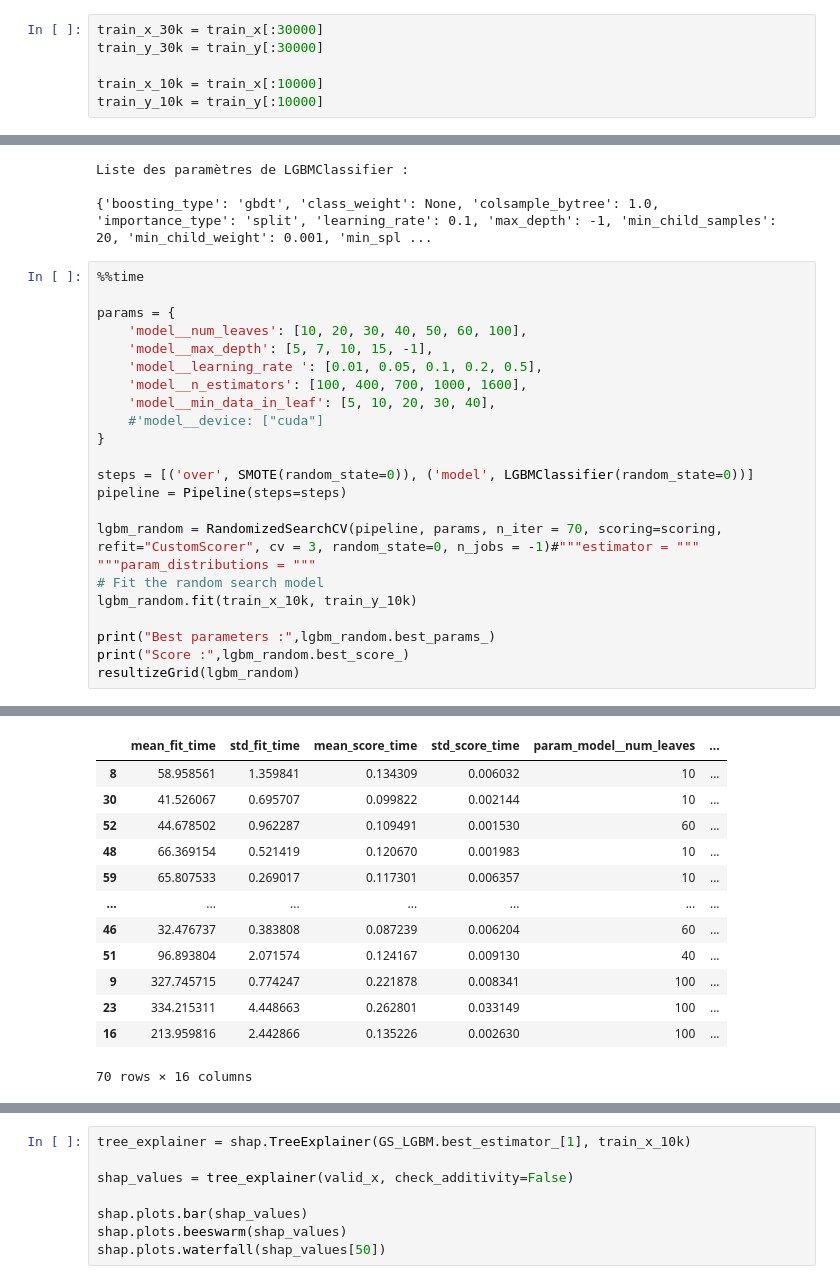
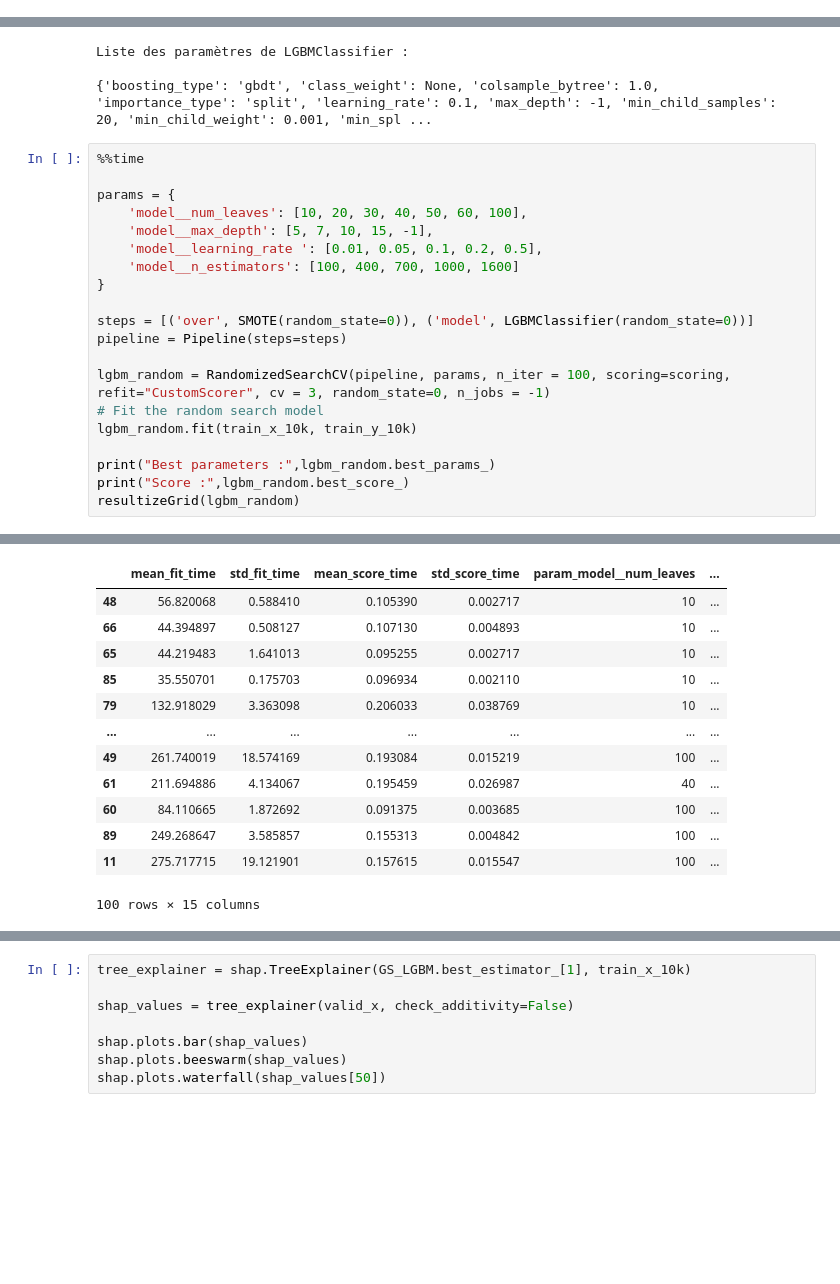
Before and after one commit to OCangrand/OC-Project7, a Jupyter notebook: Modelisation.ipynb, the cells around one changed output, grey strips where cells are left out. Saved outputs shown, nothing was run; the diff lists cells and outputs as text; blank space fills up the shorter version.

```diff
--- a/Modelisation.ipynb
+++ b/Modelisation.ipynb
@@ -589,9 +586,3 @@ val_data = pd.concat([valid_x.reset_index(drop=True), valid_y.reset_index(drop=T
-# %%
-train_x_30k = train_x[:30000]
-train_y_30k = train_y[:30000]
-
-train_x_10k = train_x[:10000]
-train_y_10k = train_y[:10000]
 # %% [markdown]
 ## Pramètres par défaut
 # %% [markdown]
@@ -691,15 +681,13 @@ params = {
     'model__num_leaves': [10, 20, 30, 40, 50, 60, 100],
     'model__max_depth': [5, 7, 10, 15, -1],
     'model__learning_rate ': [0.01, 0.05, 0.1, 0.2, 0.5],
-    'model__n_estimators': [100, 400, 700, 1000, 1600],
-    'model__min_data_in_leaf': [5, 10, 20, 30, 40],
-    #'model__device: ["cuda"]
+    'model__n_estimators': [100, 400, 700, 1000, 1600]
 }
 
 steps = [('over', SMOTE(random_state=0)), ('model', LGBMClassifier(random_state=0))]
 pipeline = Pipeline(steps=steps)
 
-lgbm_random = RandomizedSearchCV(pipeline, params, n_iter = 70, scoring=scoring, refit="CustomScorer", cv = 3, random_state=0, n_jobs = -1)#"""estimator = """   """param_distributions = """
+lgbm_random = RandomizedSearchCV(pipeline, params, n_iter = 100, scoring=scoring, refit="CustomScorer", cv = 3, random_state=0, n_jobs = -1)
 # Fit the random search model
 lgbm_random.fit(train_x_10k, train_y_10k)
 
@@ -727,16 +715,16 @@ Wall time: 46min 25s
 |  | mean_fit_time | std_fit_time | mean_score_time | std_score_time | param_model__num_leaves | ... |
-| 8 | 58.958561 | 1.359841 | 0.134309 | 0.006032 | 10 | ... |
-| 30 | 41.526067 | 0.695707 | 0.099822 | 0.002144 | 10 | ... |
-| 52 | 44.678502 | 0.962287 | 0.109491 | 0.001530 | 60 | ... |
-| 48 | 66.369154 | 0.521419 | 0.120670 | 0.001983 | 10 | ... |
-| 59 | 65.807533 | 0.269017 | 0.117301 | 0.006357 | 10 | ... |
+| 48 | 56.820068 | 0.588410 | 0.105390 | 0.002717 | 10 | ... |
+| 66 | 44.394897 | 0.508127 | 0.107130 | 0.004893 | 10 | ... |
+| 65 | 44.219483 | 1.641013 | 0.095255 | 0.002717 | 10 | ... |
+| 85 | 35.550701 | 0.175703 | 0.096934 | 0.002110 | 10 | ... |
+| 79 | 132.918029 | 3.363098 | 0.206033 | 0.038769 | 10 | ... |
 | ... | ... | ... | ... | ... | ... | ... |
-| 46 | 32.476737 | 0.383808 | 0.087239 | 0.006204 | 60 | ... |
-| 51 | 96.893804 | 2.071574 | 0.124167 | 0.009130 | 40 | ... |
-| 9 | 327.745715 | 0.774247 | 0.221878 | 0.008341 | 100 | ... |
-| 23 | 334.215311 | 4.448663 | 0.262801 | 0.033149 | 100 | ... |
-| 16 | 213.959816 | 2.442866 | 0.135226 | 0.002630 | 100 | ... |
+| 49 | 261.740019 | 18.574169 | 0.193084 | 0.015219 | 100 | ... |
+| 61 | 211.694886 | 4.134067 | 0.195459 | 0.026987 | 40 | ... |
+| 60 | 84.110665 | 1.872692 | 0.091375 | 0.003685 | 100 | ... |
+| 89 | 249.268647 | 3.585857 | 0.155313 | 0.004842 | 100 | ... |
+| 11 | 275.717715 | 19.121901 | 0.157615 | 0.015547 | 100 | ... |
-70 rows × 16 columns
+100 rows × 15 columns
 # %%
 %%time
 
```
Also changed, not shown: parts of 8 cells of this notebook.
